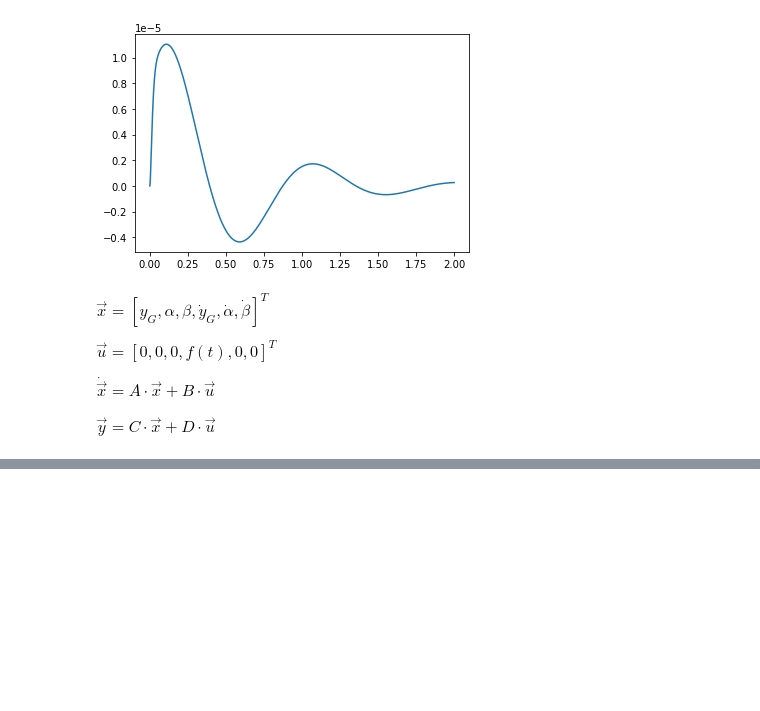
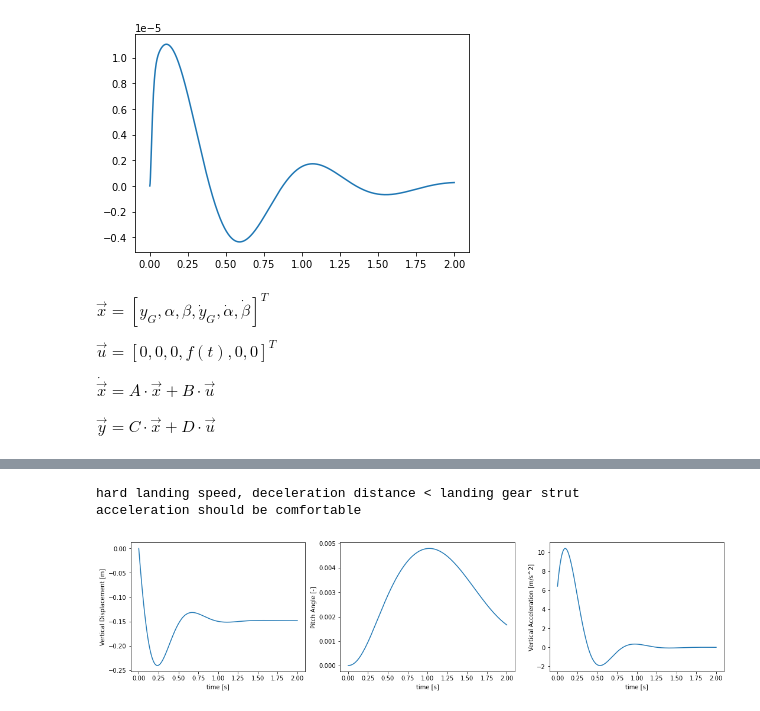
Before and after one commit to dmkeijzer/RBDOWigeon-paper, a Jupyter notebook: structures/Crashworthiness.ipynb, the cells around one changed output, grey strips where cells are left out. Cells and saved outputs as stored; diff of their text form; code cells hidden in the pictures; blank space fills up the shorter version.

```diff
--- a/structures/Crashworthiness.ipynb
+++ b/structures/Crashworthiness.ipynb
@@ -139,0 +163,27 @@ sns.lineplot(x=t, y=y[:, 6].T[0])
+# %%
+tsim = 2
+imp2 = Vland*M1
+
+t, y = SolveLandingGear(sys, imp2, forc, 0, tsim)
+plt.figure(figsize=(18, 4))
+plt.subplot(1, 3, 1)
+sns.lineplot(x=t, y=y[:, 0].T[0])
+plt.ylabel("Vertical Displacement [m]")
+plt.xlabel("time [s]")
+
+plt.subplot(1, 3, 2)
+sns.lineplot(x=t, y=y[:, 2].T[0])
+plt.ylabel("Pitch Angle [-]")
+plt.xlabel("time [s]")
+
+plt.subplot(1, 3, 3)
+sns.lineplot(x=t, y=y[:, 6].T[0])
+plt.ylabel("Vertical Acceleration [m/s^2]")
+plt.xlabel("time [s]")
+# y, beta, a
+print("hard landing speed, deceleration distance < landing gear strut")
+print("acceleration should be comfortable")
+# %% [output]
+hard landing speed, deceleration distance < landing gear strut
+acceleration should be comfortable
+[figure, added]
```
Also changed, not shown: parts of 2 cells of this notebook, 5 other files.
